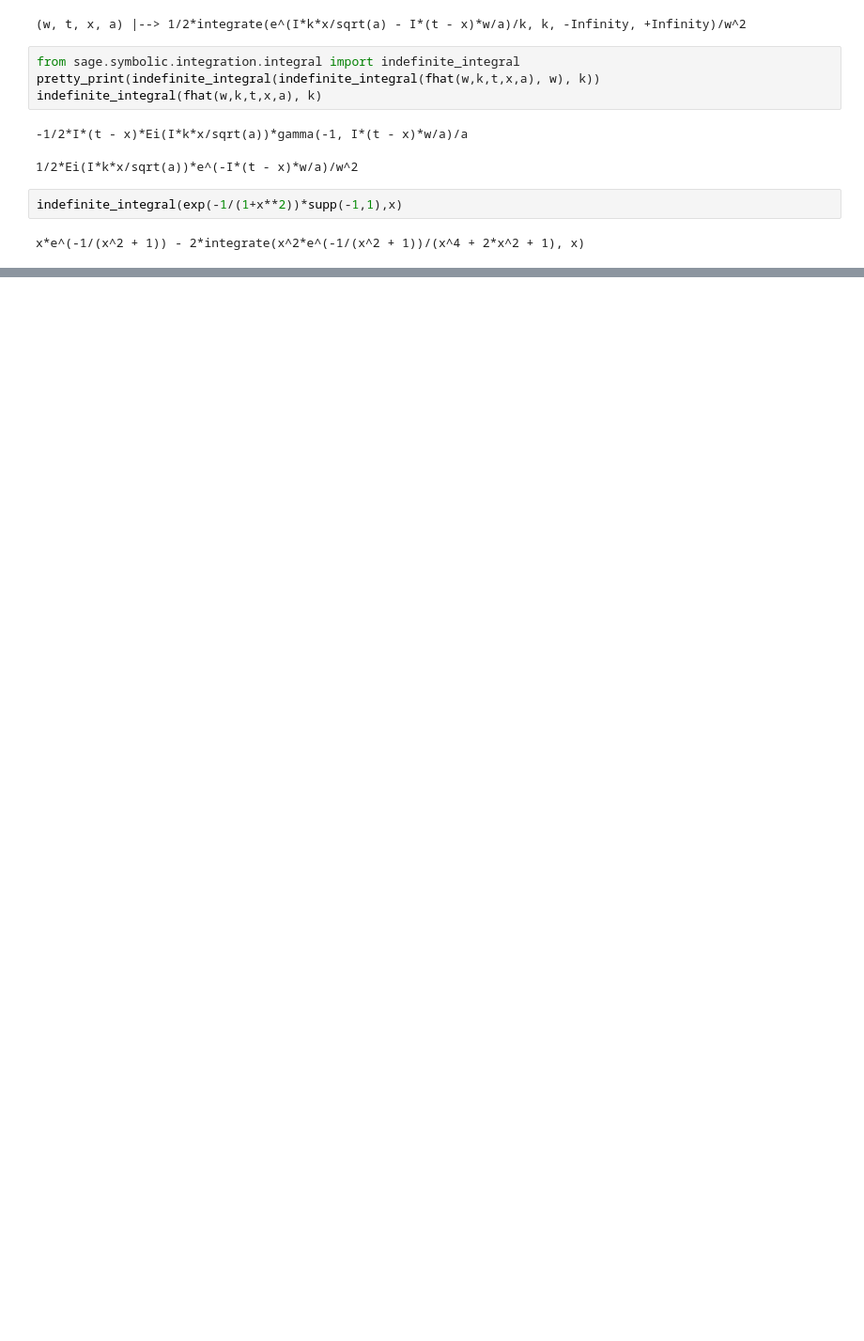
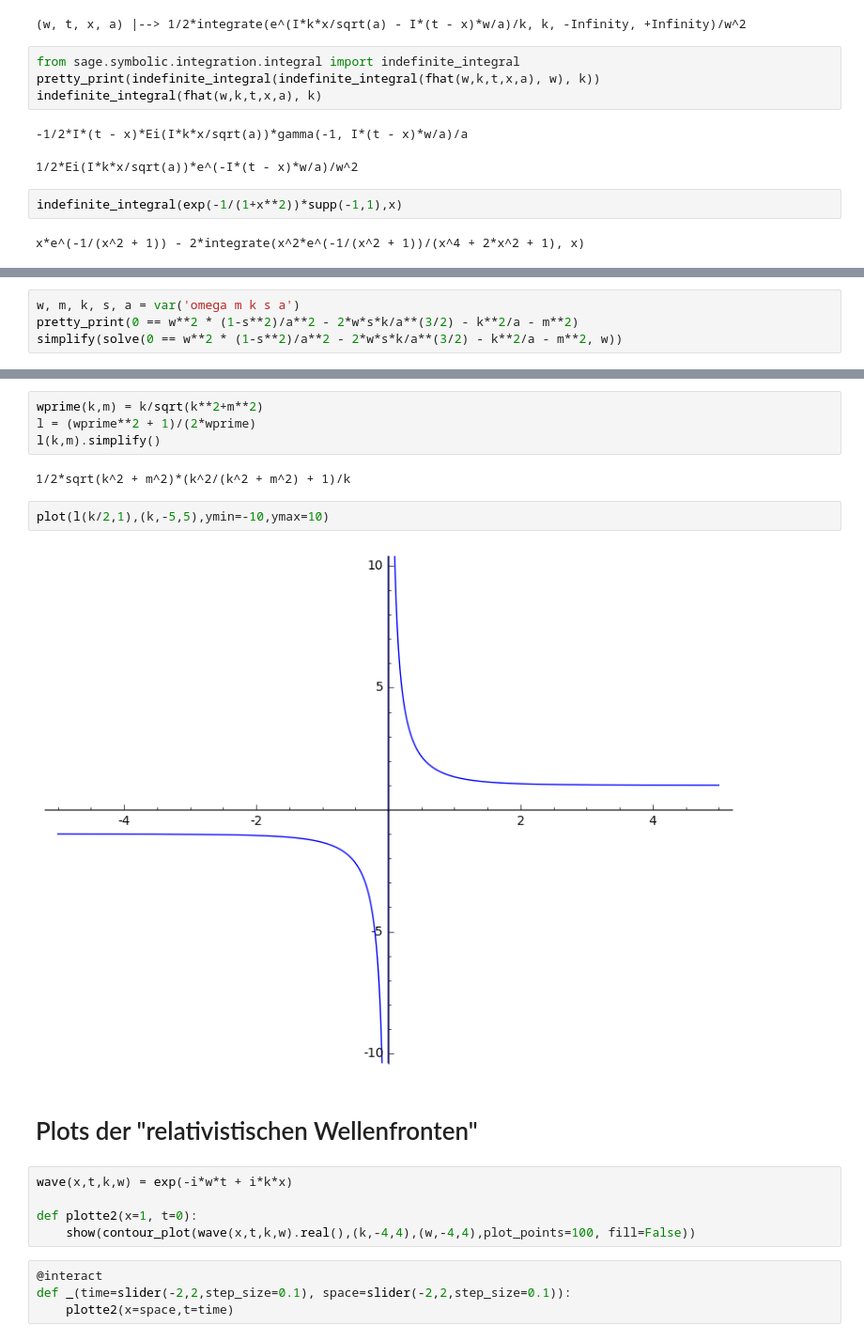
Before and after one commit to jlbosse/Bachelorarbeit, a Jupyter notebook: Animationen.ipynb, the cells around one changed output, grey strips where cells are left out. Shown: that part at 94% size. Cells and saved outputs as stored; diff of their text form; blank space fills up the shorter version.

```diff
--- a/Animationen.ipynb
+++ b/Animationen.ipynb
@@ -113,0 +119,4 @@ x*e^(-1/(x^2 + 1)) - 2*integrate(x^2*e^(-1/(x^2 + 1))/(x^4 + 2*x^2 + 1), x)
+# %%
+w, m, k, s, a = var('omega m k s a')
+pretty_print(0 == w**2 * (1-s**2)/a**2 - 2*w*s*k/a**(3/2) - k**2/a - m**2)
+simplify(solve(0 == w**2 * (1-s**2)/a**2 - 2*w*s*k/a**(3/2) - k**2/a - m**2, w))
@@ -113,0 +153,21 @@ x*e^(-1/(x^2 + 1)) - 2*integrate(x^2*e^(-1/(x^2 + 1))/(x^4 + 2*x^2 + 1), x)
+# %%
+wprime(k,m) = k/sqrt(k**2+m**2)
+l = (wprime**2 + 1)/(2*wprime)
+l(k,m).simplify()
+# %% [output]
+1/2*sqrt(k^2 + m^2)*(k^2/(k^2 + m^2) + 1)/k
+# %%
+plot(l(k/2,1),(k,-5,5),ymin=-10,ymax=10)
+# %% [output]
+[figure, added]
+# %% [markdown]
+# Plots der "relativistischen Wellenfronten"
+# %%
+wave(x,t,k,w) = exp(-i*w*t + i*k*x)
+
+def plotte2(x=1, t=0):
+    show(contour_plot(wave(x,t,k,w).real(),(k,-4,4),(w,-4,4),plot_points=100, fill=False))
+# %%
+@interact
+def _(time=slider(-2,2,step_size=0.1), space=slider(-2,2,step_size=0.1)):
+    plotte2(x=space,t=time)
```
Also changed, not shown: parts of 9 cells of this notebook, 1 other file.
